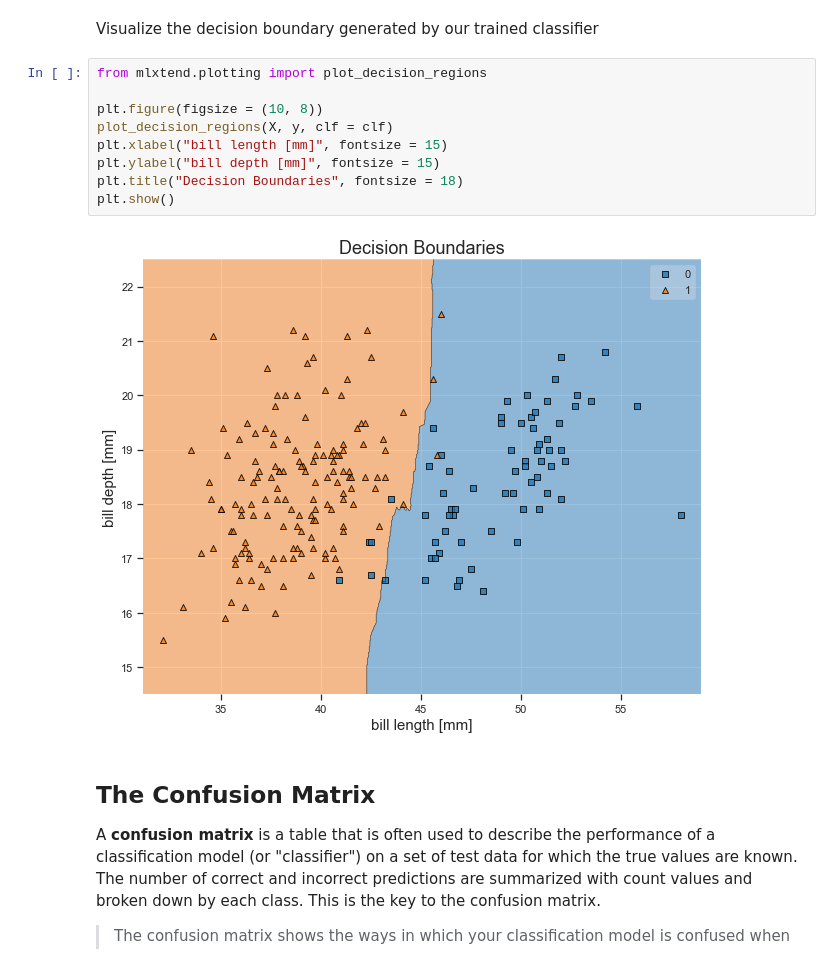
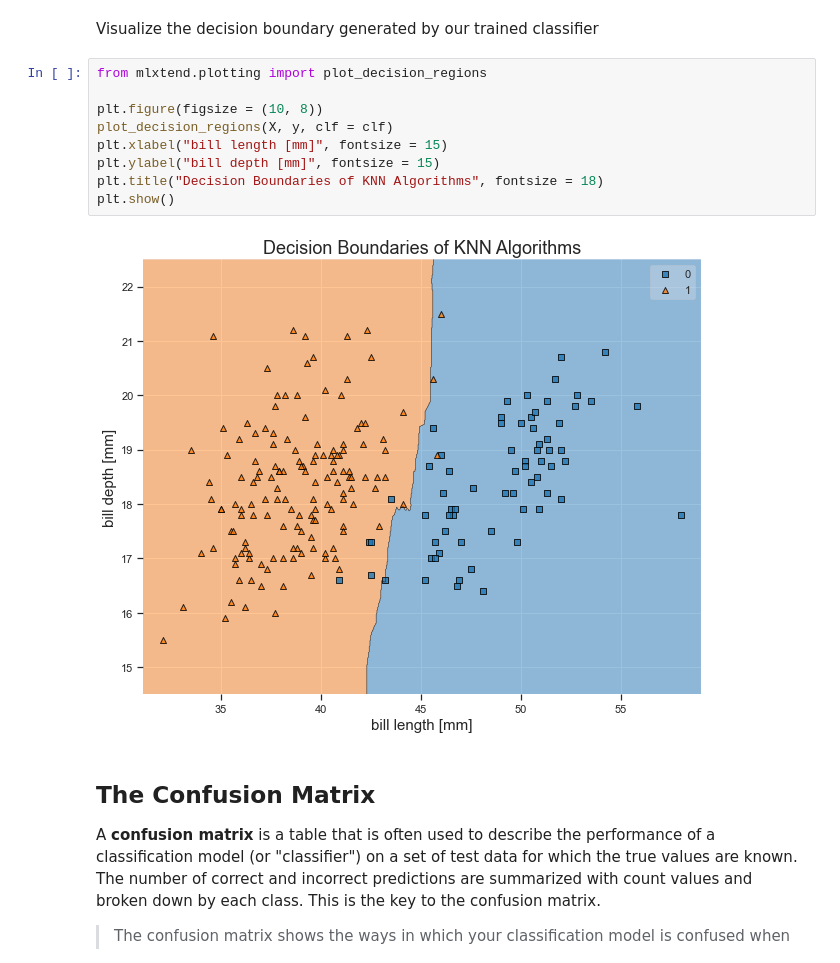
Before and after one commit to Brent-Liu/INDE577, a Jupyter notebook: Supervised Learning/KNN/KNN.ipynb, the cells around one changed output. Cells and saved outputs as stored; diff of their text form.

```diff
--- a/Supervised Learning/KNN/KNN.ipynb
+++ b/Supervised Learning/KNN/KNN.ipynb
@@ -293,14 +293,14 @@ Visualize the decision boundary generated by our trained classifier
 # %%
 from mlxtend.plotting import plot_decision_regions
 
 plt.figure(figsize = (10, 8))
 plot_decision_regions(X, y, clf = clf)
 plt.xlabel("bill length [mm]", fontsize = 15)
 plt.ylabel("bill depth [mm]", fontsize = 15)
-plt.title("Decision Boundaries", fontsize = 18)
+plt.title("Decision Boundaries of KNN Algorithms", fontsize = 18)
 plt.show()
 # %% [output]
-[figure, old version]
+[figure, new version]
 # %% [markdown]
 ## The Confusion Matrix
 A **confusion matrix** is a table that is often used to describe the performance of a classification model (or "classifier") on a set of test data for which the true values are known. The number of correct and incorrect predictions are summarized with count values and broken down by each class. This is the key to the confusion matrix.
```
Also changed, not shown: parts of 6 cells of this notebook.
